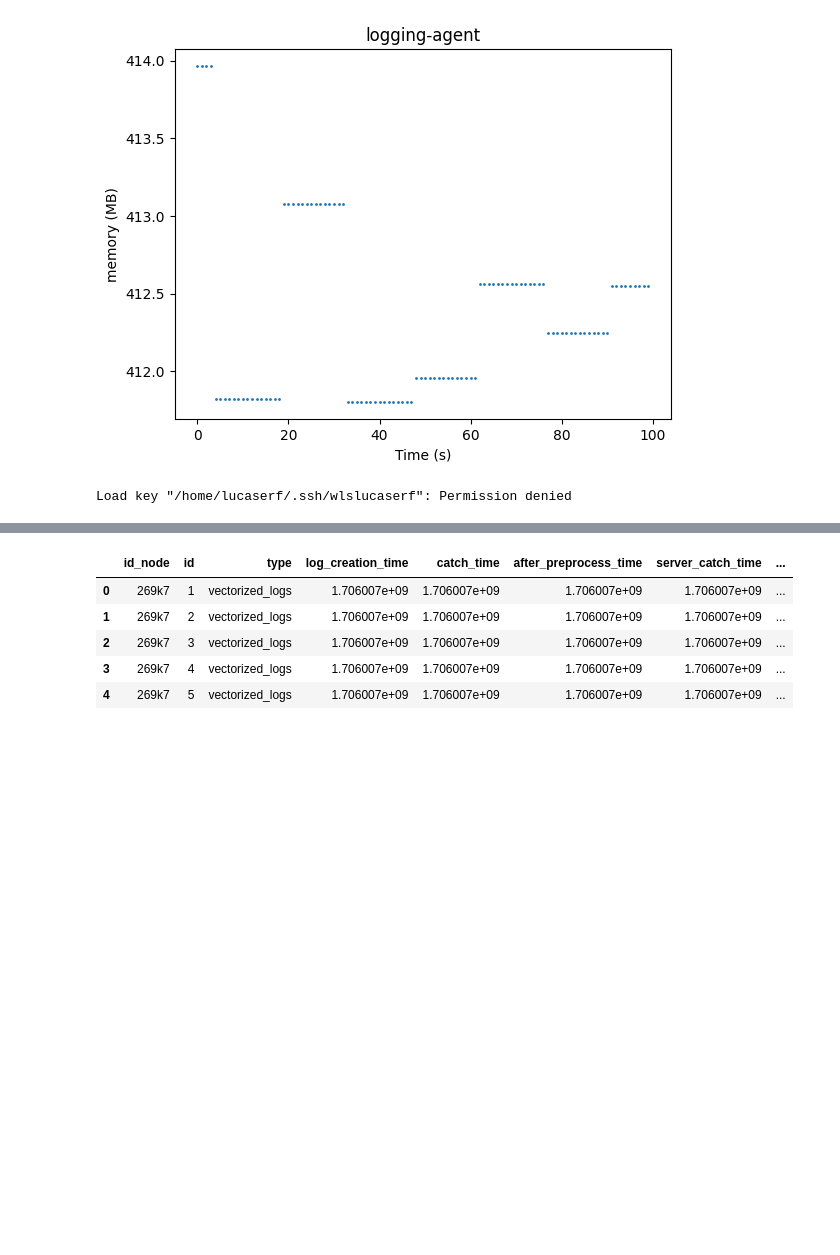
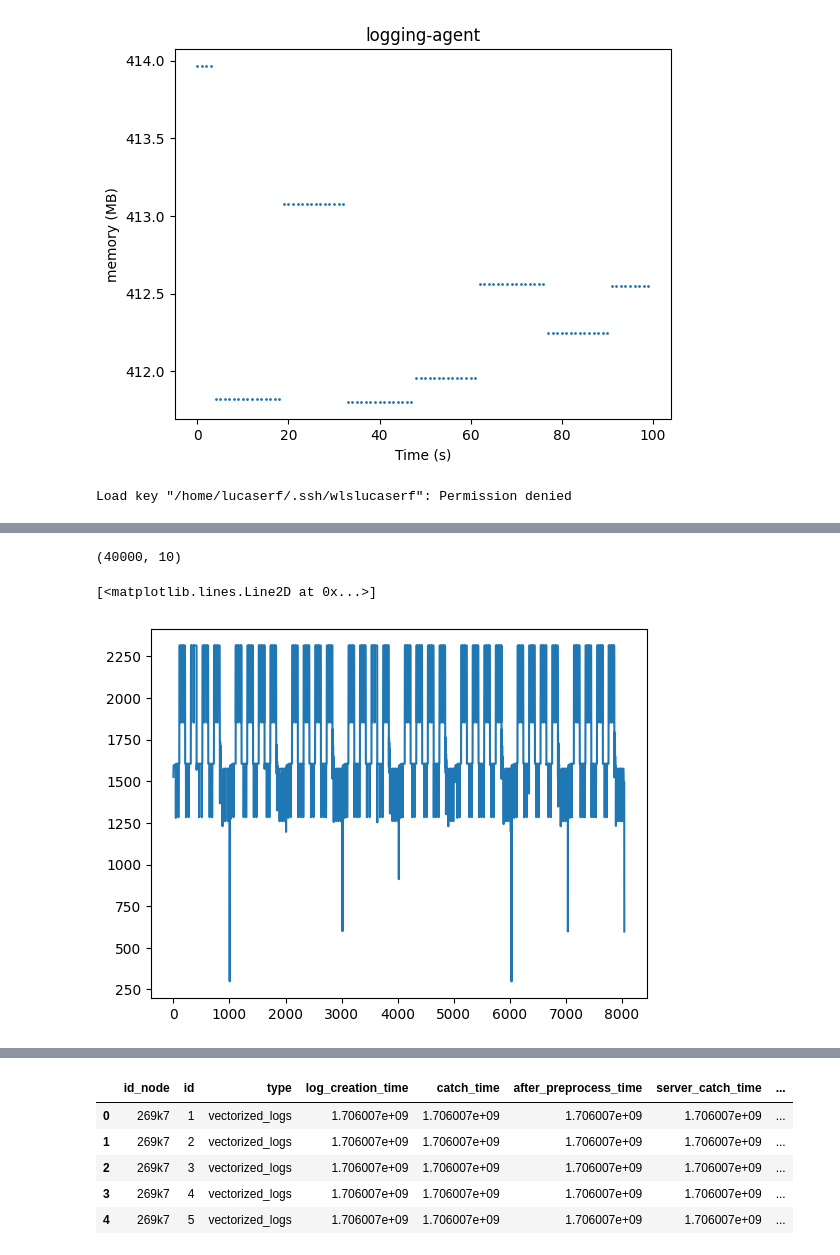
Before and after one commit to Lucaserf/ObsProject, a Jupyter notebook: data/data_visualization.ipynb, the cells around one changed output, grey strips where cells are left out. Drawn from its saved outputs; the diff is of its cells as text; code cells hidden in the pictures; blank space fills up the shorter version.

Commit message:
throughput

```diff
--- a/data/data_visualization.ipynb
+++ b/data/data_visualization.ipynb
@@ -79,0 +80,21 @@ df.head()
+# %%
+for id_server in df.id_server.unique():
+    server_df = df[df.id_server == id_server]
+    print(server_df.shape)
+# %% [output]
+(40000, 10)
+# %%
+#get troughput
+log_creation = df.log_creation_time - df.log_creation_time.min()
+
+period = 1
+
+log_creation = log_creation.apply(lambda x: int(x/period))
+
+#sum size of logs per period
+throughput = df.groupby(log_creation)["size"].sum()
+
+plt.plot(throughput.values)
+# %% [output]
+[<matplotlib.lines.Line2D at 0x...>]
+[figure, added]
```
Also changed, not shown: parts of 9 cells of this notebook, 28 other files.
